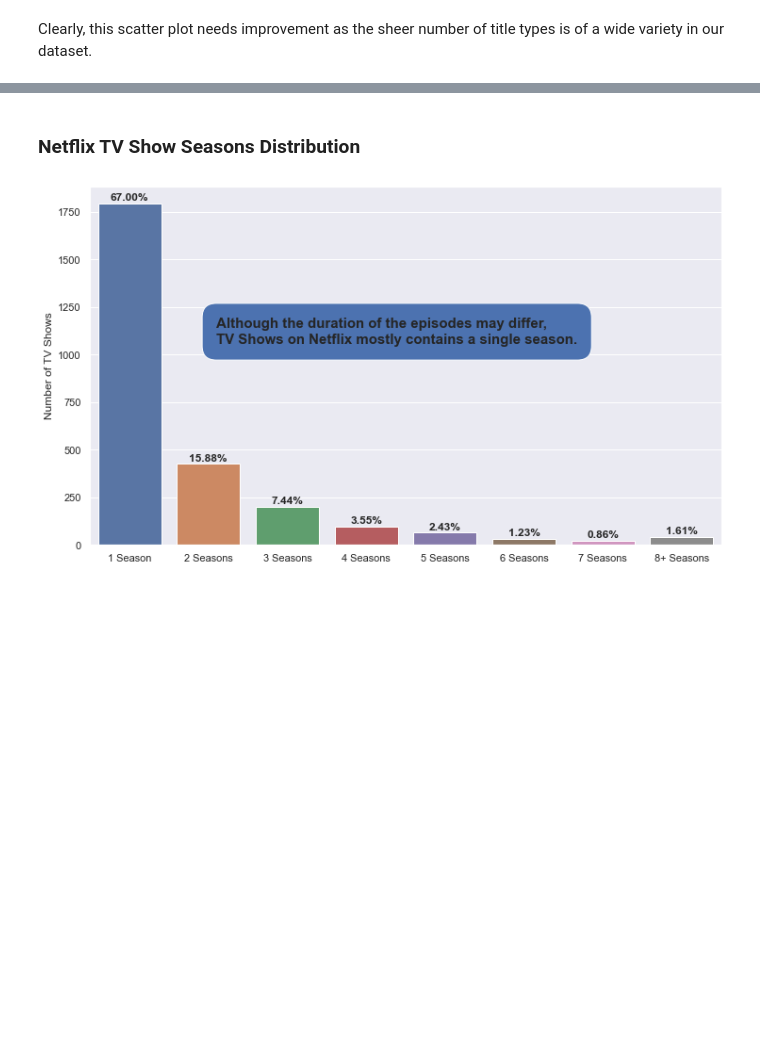
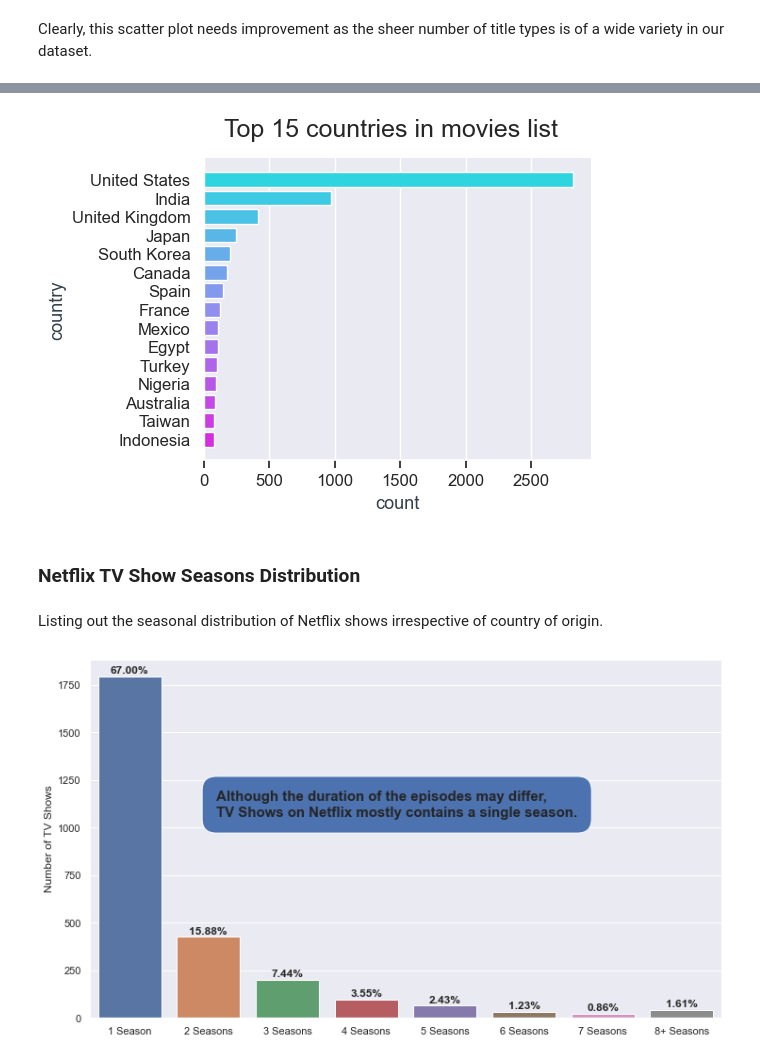
Before and after one commit to AjaySreekumar47/Netflix-EDA, a Jupyter notebook: Netflix Titles EDA+Visualizations.ipynb, the cells around one changed output, grey strips where cells are left out. Cells and saved outputs as stored; diff of their text form; code cells hidden in the pictures; blank space fills up the shorter version.

```diff
--- a/Netflix Titles EDA+Visualizations.ipynb
+++ b/Netflix Titles EDA+Visualizations.ipynb
@@ -389,0 +450,4 @@ Clearly, this scatter plot needs improvement as the sheer number of title types
+# %%
+bar_plot_data(titles, "country", "Top 15 countries in movies list")
+# %% [output]
+[figure, added]
@@ -390,5 +456,7 @@ Clearly, this scatter plot needs improvement as the sheer number of title types
 # %% [markdown]
 ### Netflix TV Show Seasons Distribution
+# %% [markdown]
+Listing out the seasonal distribution of Netflix shows irrespective of country of origin.
 # %%
 # filterin TV Shows, and calculating counts by number of season
 shows_by_seasons = titles.loc[titles["type"]=="TV Show",["duration"]].value_counts()
```
Also changed, not shown: parts of 37 cells of this notebook.
